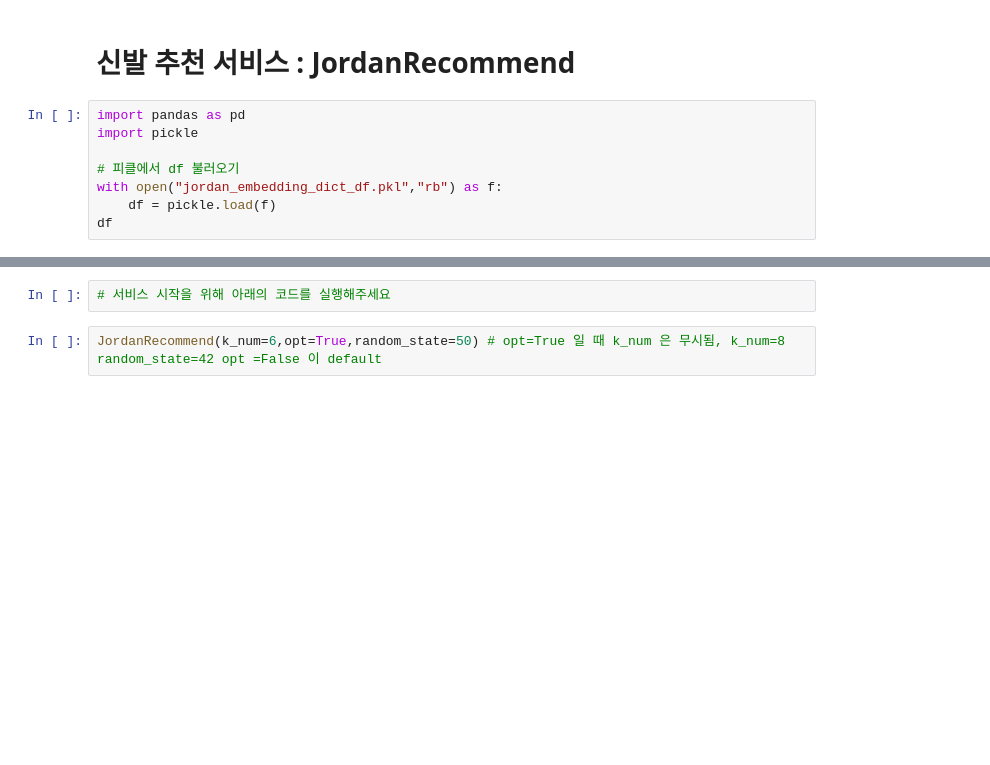
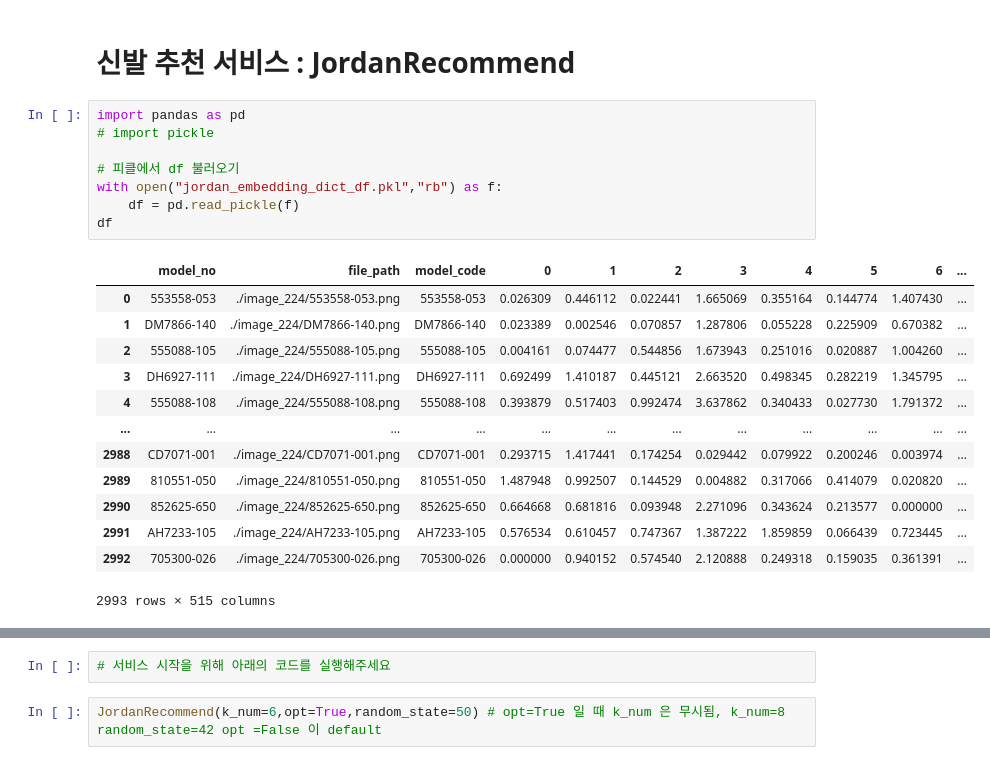
Before and after one commit to thereisapond/JordanRecommend, a Jupyter notebook: JordanRecommend_real_final.ipynb, the cells around one changed output, grey strips where cells are left out. Saved outputs shown, nothing was run; the diff lists cells and outputs as text; blank space fills up the shorter version.

```diff
--- a/JordanRecommend_real_final.ipynb
+++ b/JordanRecommend_real_final.ipynb
@@ -2,12 +2,26 @@
 # 신발 추천 서비스 : JordanRecommend
 # %%
 import pandas as pd
-import pickle
+# import pickle
 
 # 피클에서 df 불러오기
 with open("jordan_embedding_dict_df.pkl","rb") as f:
-    df = pickle.load(f)
+    df = pd.read_pickle(f)
 df
+# %% [output]
+|  | model_no | file_path | model_code | 0 | 1 | 2 | 3 | 4 | 5 | 6 | ... |
+| 0 | 553558-053 | ./image_224/553558-053.png | 553558-053 | 0.026309 | 0.446112 | 0.022441 | 1.665069 | 0.355164 | 0.144774 | 1.407430 | ... |
+| 1 | DM7866-140 | ./image_224/DM7866-140.png | DM7866-140 | 0.023389 | 0.002546 | 0.070857 | 1.287806 | 0.055228 | 0.225909 | 0.670382 | ... |
+| 2 | 555088-105 | ./image_224/555088-105.png | 555088-105 | 0.004161 | 0.074477 | 0.544856 | 1.673943 | 0.251016 | 0.020887 | 1.004260 | ... |
+| 3 | DH6927-111 | ./image_224/DH6927-111.png | DH6927-111 | 0.692499 | 1.410187 | 0.445121 | 2.663520 | 0.498345 | 0.282219 | 1.345795 | ... |
+| 4 | 555088-108 | ./image_224/555088-108.png | 555088-108 | 0.393879 | 0.517403 | 0.992474 | 3.637862 | 0.340433 | 0.027730 | 1.791372 | ... |
+| ... | ... | ... | ... | ... | ... | ... | ... | ... | ... | ... | ... |
+| 2988 | CD7071-001 | ./image_224/CD7071-001.png | CD7071-001 | 0.293715 | 1.417441 | 0.174254 | 0.029442 | 0.079922 | 0.200246 | 0.003974 | ... |
+| 2989 | 810551-050 | ./image_224/810551-050.png | 810551-050 | 1.487948 | 0.992507 | 0.144529 | 0.004882 | 0.317066 | 0.414079 | 0.020820 | ... |
+| 2990 | 852625-650 | ./image_224/852625-650.png | 852625-650 | 0.664668 | 0.681816 | 0.093948 | 2.271096 | 0.343624 | 0.213577 | 0.000000 | ... |
+| 2991 | AH7233-105 | ./image_224/AH7233-105.png | AH7233-105 | 0.576534 | 0.610457 | 0.747367 | 1.387222 | 1.859859 | 0.066439 | 0.723445 | ... |
+| 2992 | 705300-026 | ./image_224/705300-026.png | 705300-026 | 0.000000 | 0.940152 | 0.574540 | 2.120888 | 0.249318 | 0.159035 | 0.361391 | ... |
+2993 rows × 515 columns
 # %%
 class JordanRecommend:
 
```
Also changed, not shown: parts of 2 cells of this notebook.
